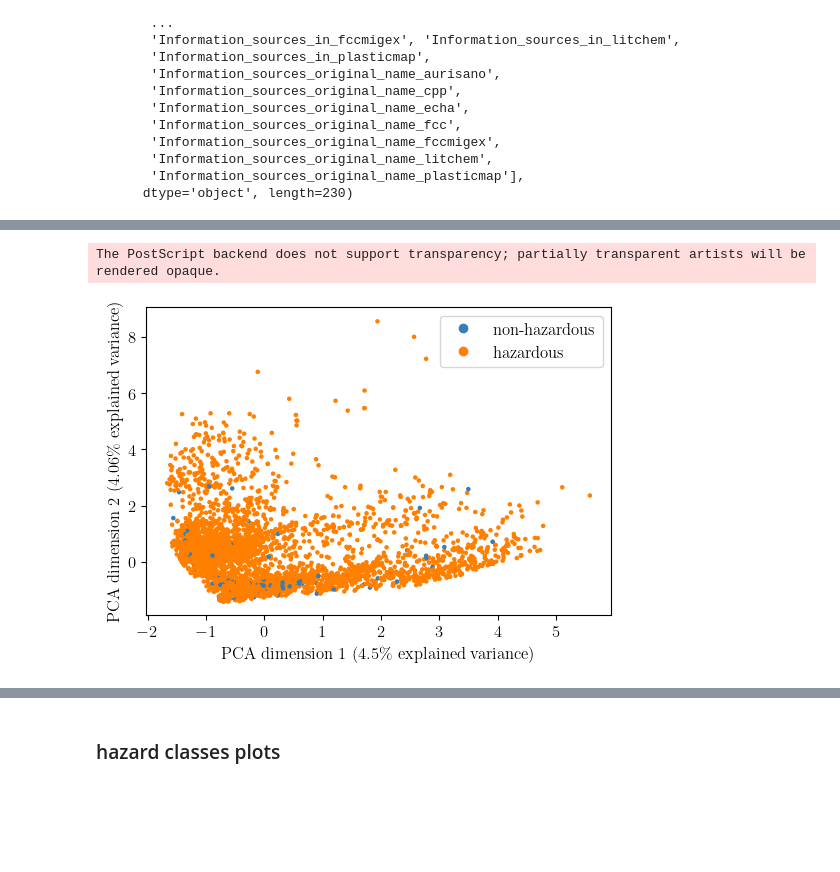
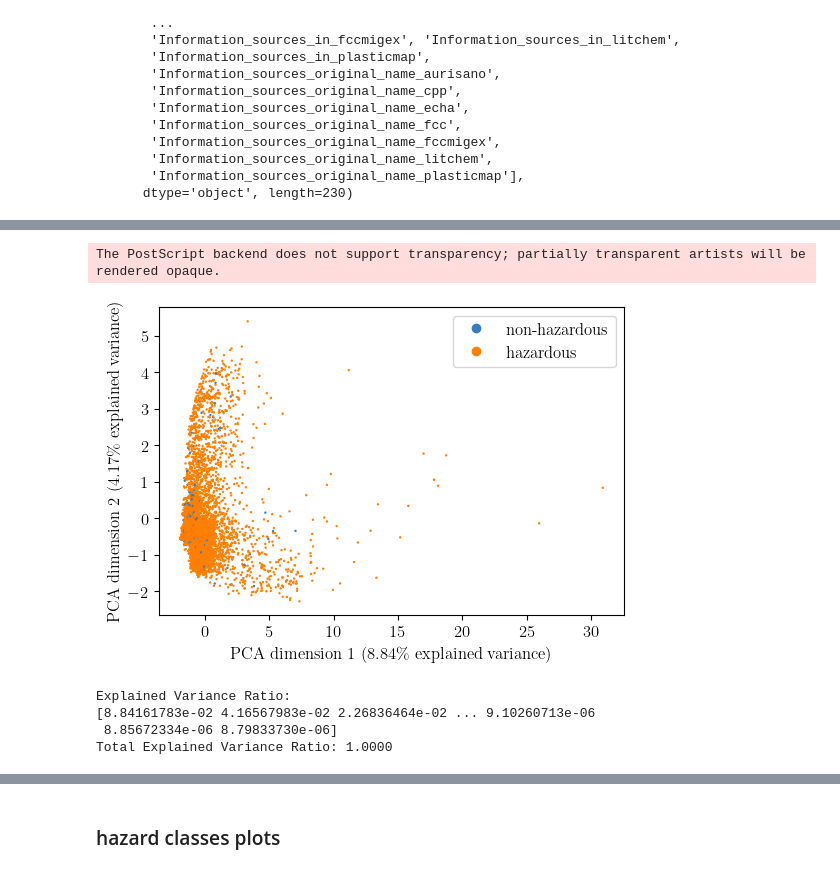
Before and after one commit to ameliehuebner/plastchem-project, a Jupyter notebook: analysis/visual_dataset.ipynb, the cells around one changed output, grey strips where cells are left out. Cells and saved outputs as stored; diff of their text form; code cells hidden in the pictures; blank space fills up the shorter version.

```diff
--- a/analysis/visual_dataset.ipynb
+++ b/analysis/visual_dataset.ipynb
@@ -38,6 +38,14 @@ Index(['Identifiers_plastchem_ID', 'Identifiers_cas', 'Identifiers_cas_fixed',
        'Information_sources_original_name_plasticmap'],
       dtype='object', length=230)
 # %%
+# Data preparation
+plast_chem, pcc = load_plastchem(Path.cwd() / "data" / "plastchem_db_v1.0.tsv")
+
+hazard_cols = [
+        'Hazard_information_Carcinogenic', 'Hazard_information_Mutagenic', 'Hazard_information_Reproduction', 'Hazard_information_CMR', 'Hazard_information_STOT',
+        'Hazard_information_EDC', 'Hazard_information_Aquatic_toxicity', 'Hazard_information_PBT', 'Hazard_information_vPvB', 'Hazard_information_PMT', 'Hazard_information_vPvM'
+    ]
+
 # exclude NAs
 plast_chem_hazard = plast_chem[plast_chem[hazard_cols].notna().any(axis=1)]
 plast_chem_hazard = plast_chem_hazard.where(plast_chem_hazard['Hazard_information_Toxicity_score'] != 0.25)
@@ -45,13 +53,24 @@ plast_chem_hazard = plast_chem_hazard.where(plast_chem_hazard['Hazard_informatio
 print(plast_chem_hazard['Hazard_information_Hazard_score'].value_counts())
 
 # fingerprints
-fps = calculate_mfps(plast_chem_hazard, 'Properties_canonical_smiles')
+fps = calculate_mfps(plast_chem_hazard, 'Properties_isomeric_smiles')
 
 mask = [fp is not None for fp in fps]
-plast_chem_hazard_c = plast_chem_hazard[mask].copy()
+plast_chem_hazard = plast_chem_hazard[mask].copy()
 fps = [fp for fp in fps if fp is not None]
 
-X = np.vstack(fps)
+X_fps = np.vstack(fps)
+
+# include Properties into Data, not just fingerprints
+prop_cols = ['Properties_molecular_weight', 'Properties_tpsa', 'Properties_complexity']
+props = plast_chem_hazard[prop_cols].astype(float)
+
+# NaNs mit mean interpoliert
+props_scaled = StandardScaler().fit_transform(props.fillna(props.mean()))
+
+X = np.hstack([X_fps, props_scaled])
+
+print(X)
 # %% [output]
 Hazard_information_Hazard_score
 2.0    3049
@@ -85,23 +121,37 @@ rc('font',**{'family':'sans-serif',
 rc('text', usetex=True)
 # %%
 colors = LinearSegmentedColormap.from_list(name="custom",colors=["#377eb8", "#ff7f00"])
-y = plast_chem_hazard_c['Hazard_information_Hazard_score'].replace(0.5,1).replace(2,1).replace(3,1)
+y = plast_chem_hazard['Hazard_information_Hazard_score'].replace(0.5,1).replace(2,1).replace(3,1)
 X = X.copy()
 fv, explained = extract_feature_vecs(X, n=2)
 
 sum_ex = sum(explained)
 fig = plt.figure(figsize=(6,4))
 ax = fig.add_subplot()
 plt.rc('text', usetex=True)
 plt.rc('font', family='serif')
 plt.rc('font', size=12)
-scatter = ax.scatter(fv[:,0], fv[:,1], s=5, c=y, cmap=colors)
+scatter = ax.scatter(fv[:,0], fv[:,1], s=0.5, c=y, cmap=colors)
 ax.set_xlabel(f'PCA dimension 1 ({np.round(explained[0]*100,2)}\% explained variance)')
 ax.set_ylabel(f'PCA dimension 2 ({np.round(explained[1]*100,2)}\% explained variance)')
 #ax.set_title(f"Two component principal component analysis capturing {np.round(sum_ex*100,2)}% of total variance")
 handles, _ = scatter.legend_elements()
 ax.legend(handles=handles, labels=["non-hazardous", "hazardous"])
 plt.savefig(Path.cwd() / "../report/pca.eps", format='eps')
 # %% [output]
 The PostScript backend does not support transparency; partially transparent artists will be rendered opaque.
-[figure, old version]
+[figure, new version]
+# %%
+# explained variance ratio plot
+feature_vecs, explained_var = extract_feature_vecs(X, n=None)
+explained_variance_ratio = explained_var
+total_explained_variance_ratio = explained_variance_ratio.sum()
+
+# Print results
+print(f"\nExplained Variance Ratio:\n{explained_variance_ratio}")
+print(f"Total Explained Variance Ratio: {total_explained_variance_ratio:.4f}")
+# %% [output]
+Explained Variance Ratio:
+[8.84161783e-02 4.16567983e-02 2.26836464e-02 ... 9.10260713e-06
+ 8.85672334e-06 8.79833730e-06]
+Total Explained Variance Ratio: 1.0000
```
Also changed, not shown: parts of 2 cells of this notebook, 29 other files.
